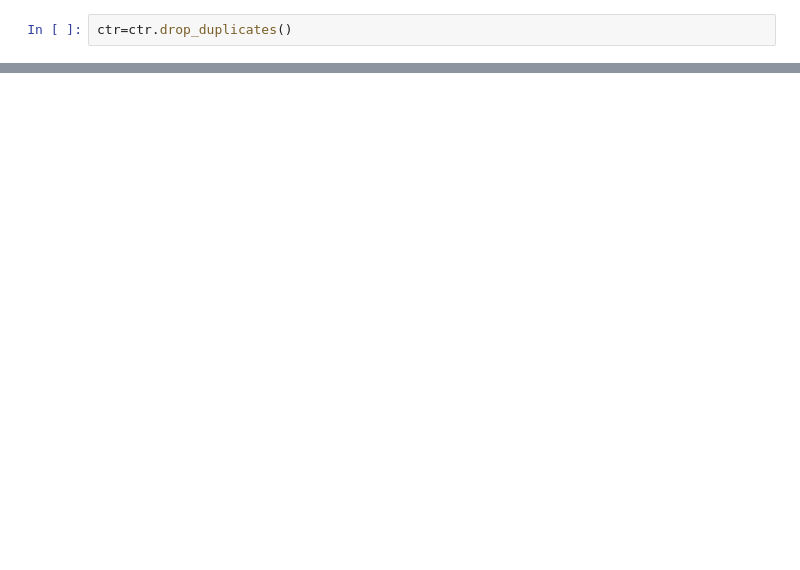
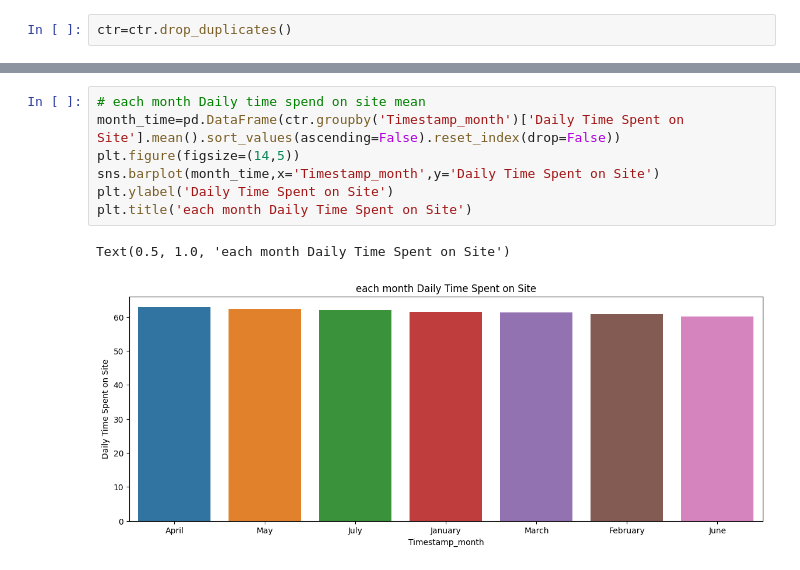
Before and after one commit to vinay-3333/demo, a Jupyter notebook: ctr.ipynb, the cells around one changed output, grey strips where cells are left out. Drawn from its saved outputs; the diff is of its cells as text; blank space fills up the shorter version.

```diff
--- a/ctr.ipynb
+++ b/ctr.ipynb
@@ -63,0 +192,10 @@ ctr=ctr.drop_duplicates()
+# %%
+# each month Daily time spend on site mean
+month_time=pd.DataFrame(ctr.groupby('Timestamp_month')['Daily Time Spent on Site'].mean().sort_values(ascending=False).reset_index(drop=False))
+plt.figure(figsize=(14,5))
+sns.barplot(month_time,x='Timestamp_month',y='Daily Time Spent on Site')
+plt.ylabel('Daily Time Spent on Site')
+plt.title('each month Daily Time Spent on Site')
+# %% [output]
+Text(0.5, 1.0, 'each month Daily Time Spent on Site')
+[figure, added]
```
Also changed, not shown: parts of 75 cells of this notebook, 1 other file.
